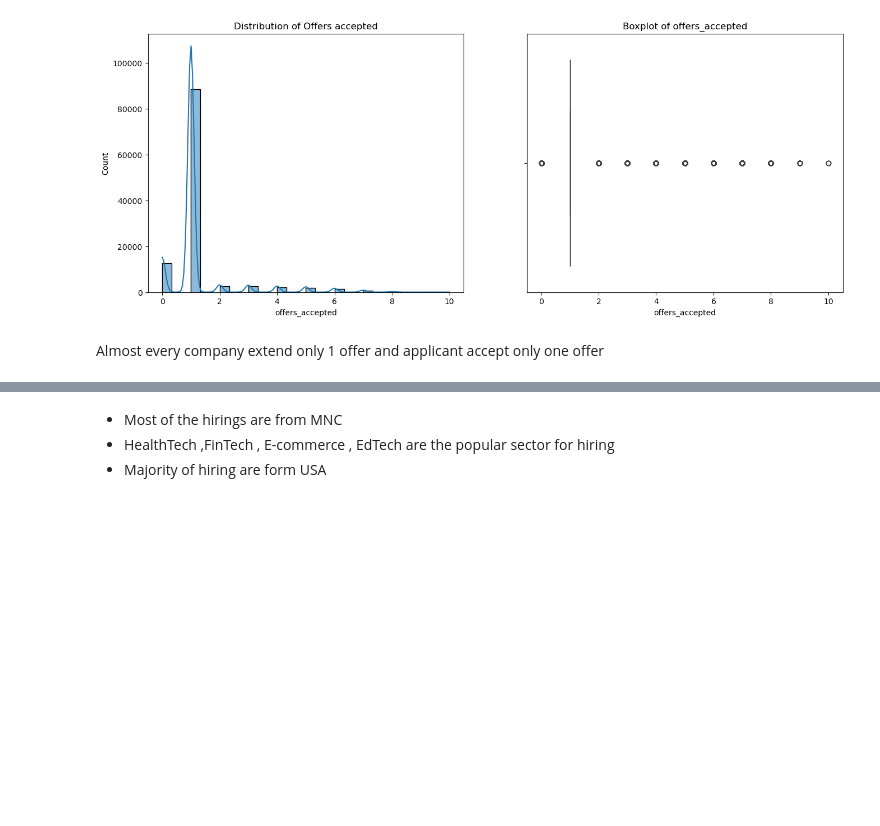
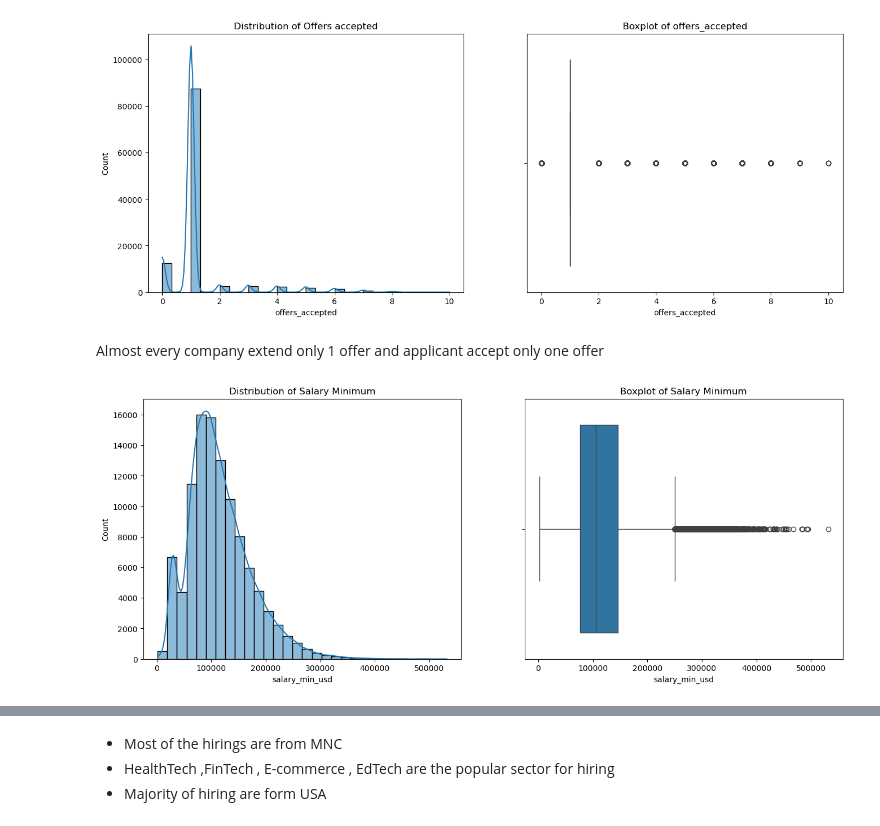
Before and after one commit to varunkumar-2107/MLCoE-Tasks, a Jupyter notebook: Task_1/task.ipynb, the cells around one changed output, grey strips where cells are left out. Drawn from its saved outputs; the diff is of its cells as text; code cells hidden in the pictures; blank space fills up the shorter version.

```diff
--- a/Task_1/task.ipynb
+++ b/Task_1/task.ipynb
@@ -257,3 +289,17 @@ plt.show()
 [figure]
 # %% [markdown]
 Almost every company extend only 1 offer and applicant accept only one offer
+# %%
+# salary_min_usd
+plt.figure(figsize=(16,6))
+plt.subplot(1,2,1)
+sns.histplot(df['salary_min_usd'], bins=30, kde=True)
+plt.title('Distribution of Salary Minimum')
+
+plt.subplot(1,2,2)
+sns.boxplot(x='salary_min_usd', data=df)
+plt.title('Boxplot of Salary Minimum')
+
+plt.show()
+# %% [output]
+[figure, added]
```
Also changed, not shown: parts of 36 cells of this notebook.
